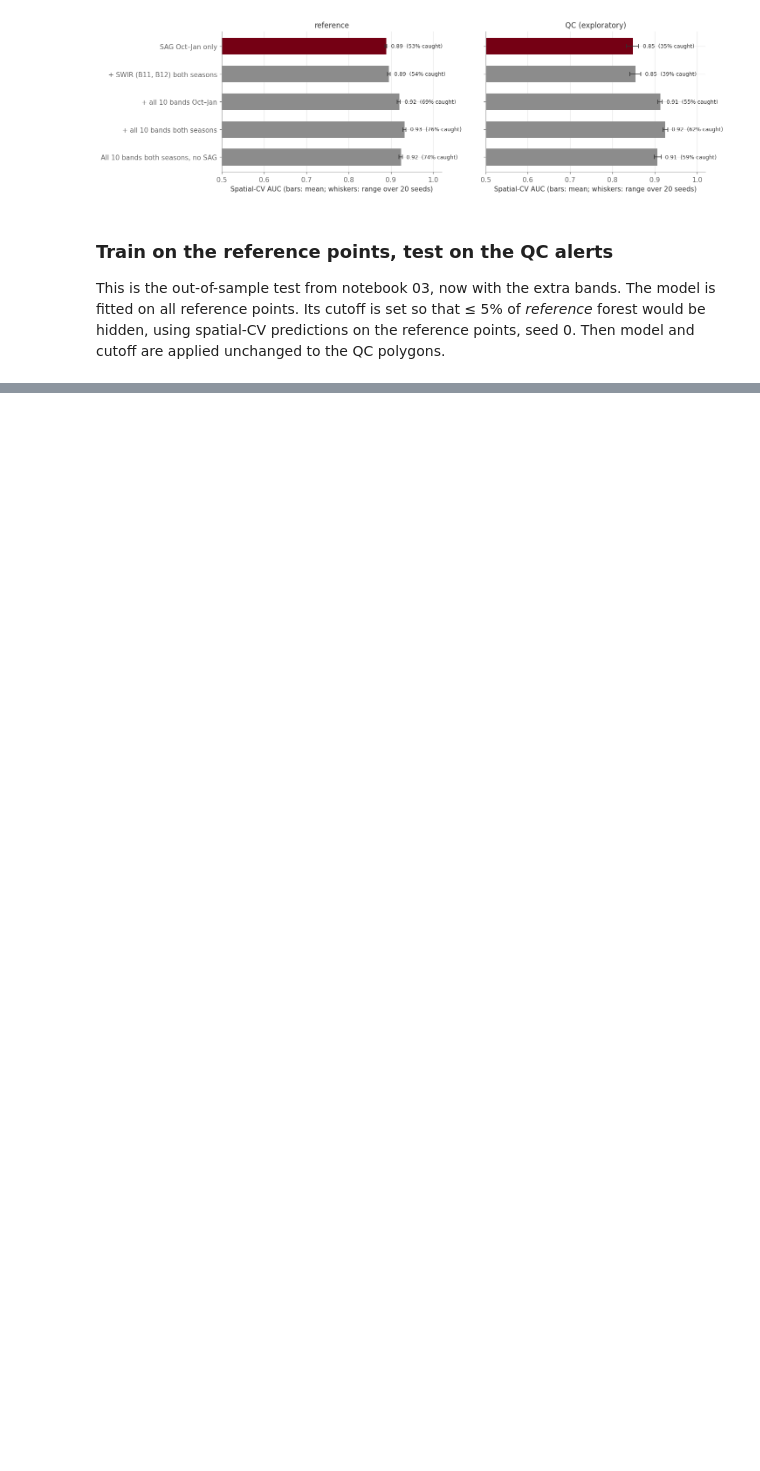
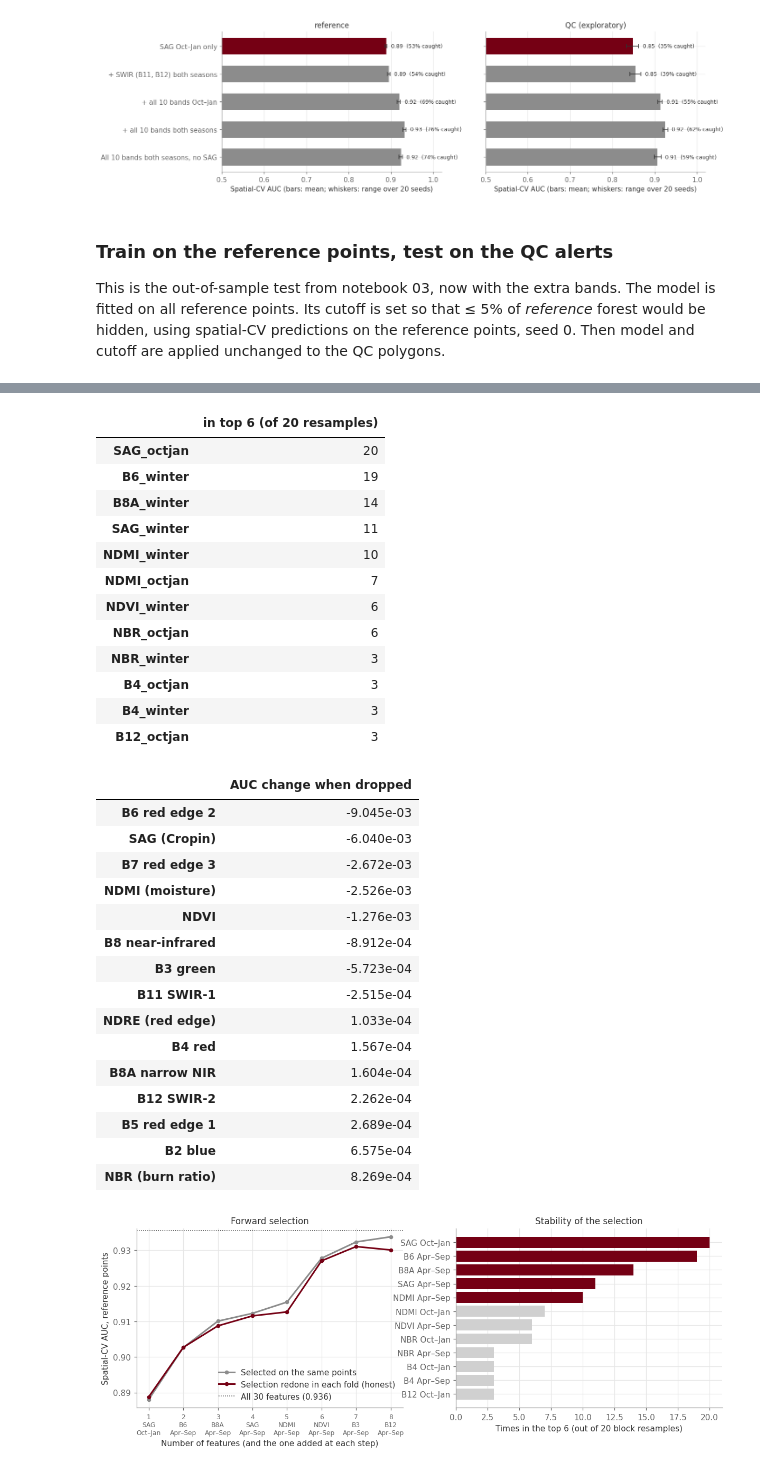
Before and after one commit to clement-docteur/mit_cropin_alab, a Jupyter notebook: notebooks/04_s2_bands_by_month.ipynb, the cells around one changed output, grey strips where cells are left out. Drawn from its saved outputs; the diff is of its cells as text; code cells hidden in the pictures; blank space fills up the shorter version.

```diff
--- a/notebooks/04_s2_bands_by_month.ipynb
+++ b/notebooks/04_s2_bands_by_month.ipynb
@@ -383,0 +464,66 @@ QC polygons scored: 417 (302 plantation, 115 forest), so each QC forest is 0.9 p
+# %%
+rng = np.random.default_rng(SEED)
+blocks = np.unique(g_r)
+cnt = Counter()
+for _ in range(20):
+    pick = rng.choice(blocks, len(blocks), replace=True)
+    idx = np.concatenate([np.where(g_r == b)[0] for b in pick])
+    gb = np.concatenate([np.full((g_r == b).sum(), i) for i, b in enumerate(pick)])
+    cnt.update(c for c, _ in forward(fr.iloc[idx].reset_index(drop=True), gb, k_max=6, seeds=range(2)))
+stab = pd.Series(cnt).sort_values(ascending=False).head(12).rename("in top 6 (of 20 resamples)")
+
+drop = pd.Series({NAME[b]: cv_auc(fr, [c for c in CAND if not c.startswith(b + "_")], g_r) - a_full for b in SROWS},
+                 name="AUC change when dropped").sort_values()
+display(stab.to_frame())
+display(drop.to_frame())
+
+fig, axes = plt.subplots(1, 2, figsize=(13, 4))
+ax = axes[0]
+ax.plot(sel.index, sel.iloc[:, 1], color=PAL["grey"], marker="o", ms=4, label="Selected on the same points")
+ax.plot(sel.index, sel.iloc[:, 2], color=PAL["plantation"], marker="o", ms=4, label="Selection redone in each fold (honest)")
+ax.axhline(a_full, color=PAL["ink"], ls=":", lw=1, label=f"All 30 features ({a_full:.3f})")
+ax.set_xticks(sel.index, [f"{k}\n{c.rsplit('_', 1)[0]}\n{c.rsplit('_', 1)[1].replace('octjan', 'Oct–Jan').replace('winter', 'Apr–Sep')}"
+                          for k, c in zip(sel.index, sel.iloc[:, 0])], fontsize=8)
+ax.set_xlabel("Number of features (and the one added at each step)")
+ax.set_ylabel("Spatial-CV AUC, reference points")
+ax.set_title("Forward selection")
+ax.legend(loc="lower right")
+ax = axes[1]
+s = stab.iloc[::-1]
+ax.barh(range(len(s)), s.values, color=[PAL["plantation"] if v >= 10 else PAL["light"] for v in s.values])
+ax.set_yticks(range(len(s)), [i.replace("_octjan", " Oct–Jan").replace("_winter", " Apr–Sep") for i in s.index])
+ax.set_xlabel("Times in the top 6 (out of 20 block resamples)")
+ax.set_title("Stability of the selection")
+savefig(fig, "04e_feature_selection")
+plt.show()
+# %% [output]
+|  | in top 6 (of 20 resamples) |
+| SAG_octjan | 20 |
+| B6_winter | 19 |
+| B8A_winter | 14 |
+| SAG_winter | 11 |
+| NDMI_winter | 10 |
+| NDMI_octjan | 7 |
+| NDVI_winter | 6 |
+| NBR_octjan | 6 |
+| NBR_winter | 3 |
+| B4_octjan | 3 |
+| B4_winter | 3 |
+| B12_octjan | 3 |
+|  | AUC change when dropped |
+| B6 red edge 2 | -9.045e-03 |
+| SAG (Cropin) | -6.040e-03 |
+| B7 red edge 3 | -2.672e-03 |
+| NDMI (moisture) | -2.526e-03 |
+| NDVI | -1.276e-03 |
+| B8 near-infrared | -8.912e-04 |
+| B3 green | -5.723e-04 |
+| B11 SWIR-1 | -2.515e-04 |
+| NDRE (red edge) | 1.033e-04 |
+| B4 red | 1.567e-04 |
+| B8A narrow NIR | 1.604e-04 |
+| B12 SWIR-2 | 2.262e-04 |
+| B5 red edge 1 | 2.689e-04 |
+| B2 blue | 6.575e-04 |
+| NBR (burn ratio) | 8.269e-04 |
+[figure, added]
```
Also changed, not shown: parts of 6 cells of this notebook, 3 other files.
